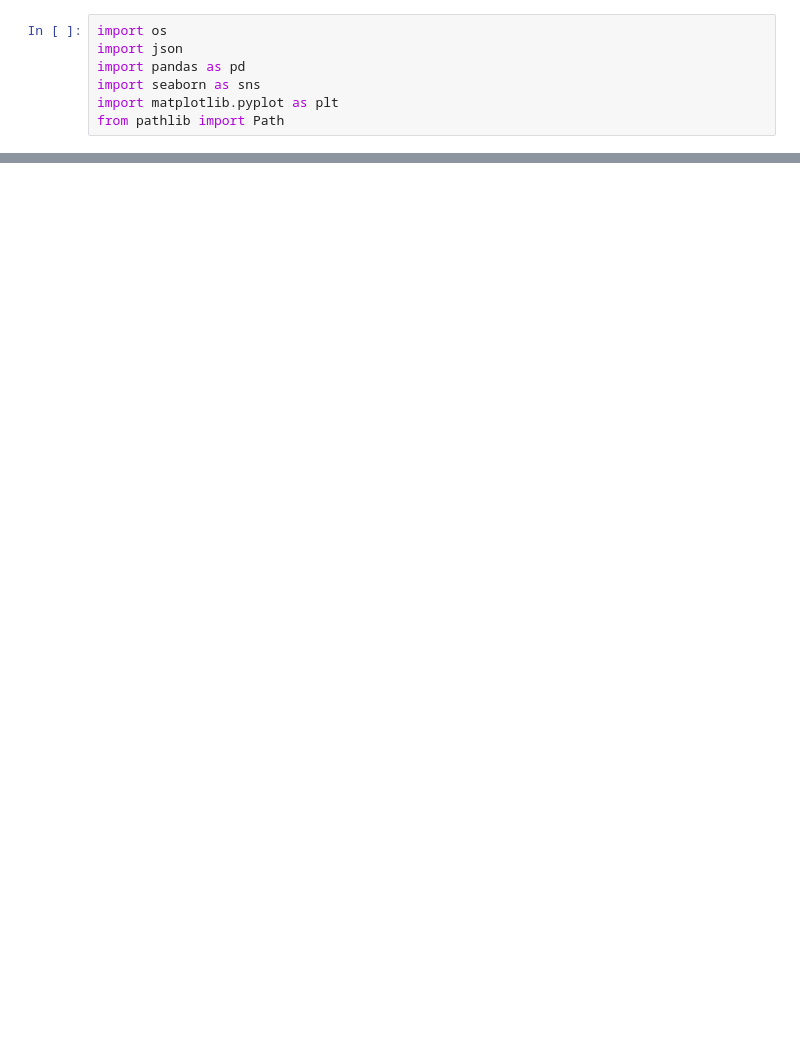
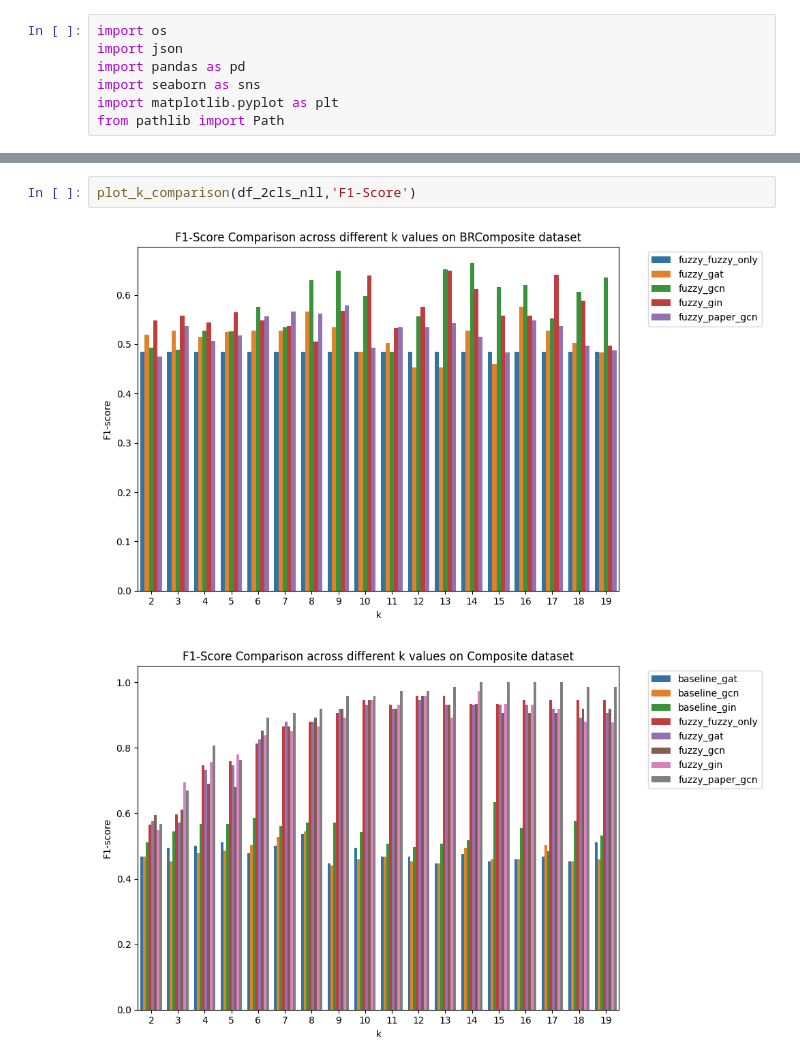
Before and after one commit to Xiaoxuan-Yu-ty/FireGNN, a Jupyter notebook: AD/visulize_metrics.ipynb, the cells around one changed output, grey strips where cells are left out. Drawn from its saved outputs; the diff is of its cells as text; blank space fills up the shorter version.

```diff
--- a/AD/visulize_metrics.ipynb
+++ b/AD/visulize_metrics.ipynb
@@ -71,0 +141,5 @@ def plot_best_models(df, metric_name='accuracy'):
+# %%
+plot_k_comparison(df_2cls_nll,'F1-Score')
+# %% [output]
+[figure, added]
+[figure, added]
```
Also changed, not shown: parts of 16 cells of this notebook, 4 other files.
